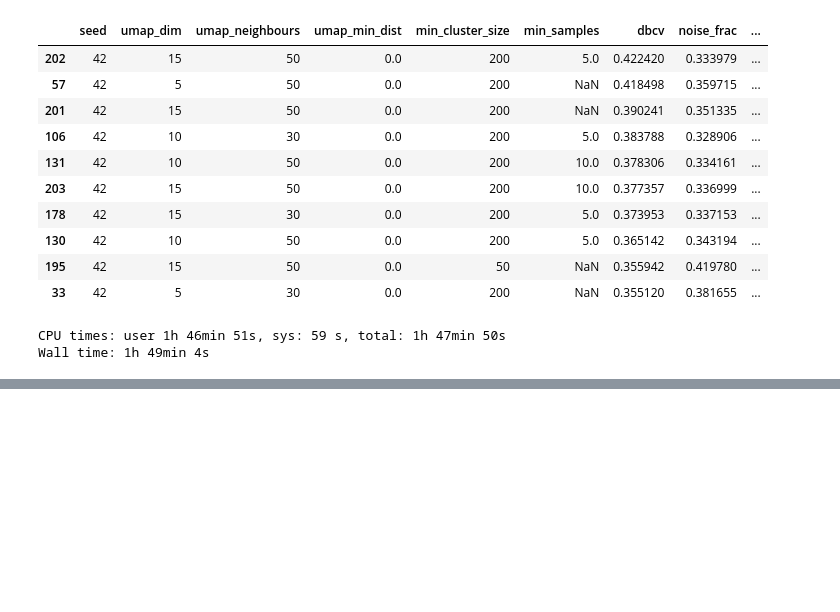
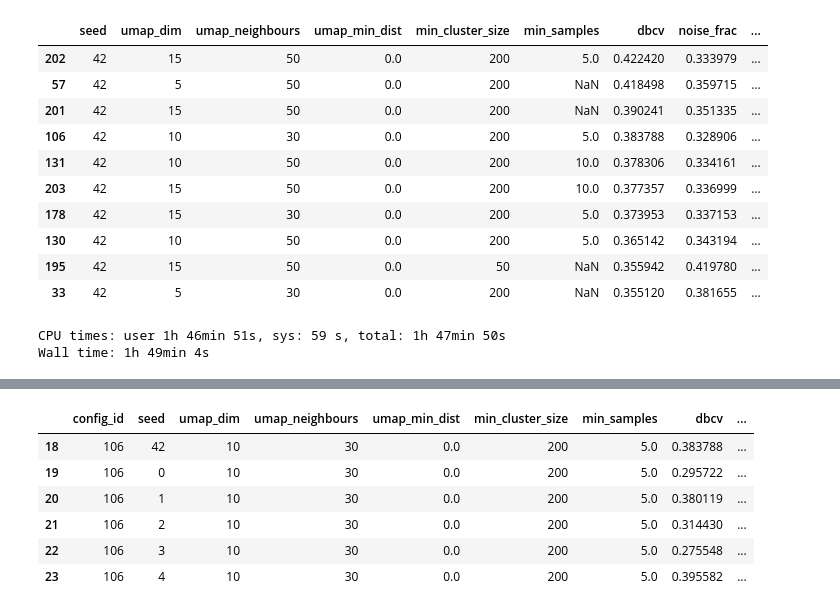
Before and after one commit to ilyankou/ms-marco-geospatial, a Jupyter notebook: 2-Cluster.ipynb, the cells around one changed output, grey strips where cells are left out. Drawn from its saved outputs; the diff is of its cells as text; code cells hidden in the pictures; blank space fills up the shorter version.

```diff
--- a/2-Cluster.ipynb
+++ b/2-Cluster.ipynb
@@ -571,0 +258,11 @@ tree.merge(
+# %%
+# Ok let's re-label top run again to get the labels
+top_runs.query(f'config_id == {top_runs_stats.iloc[0].name}')
+# %% [output]
+|  | config_id | seed | umap_dim | umap_neighbours | umap_min_dist | min_cluster_size | min_samples | dbcv | ... |
+| 18 | 106 | 42 | 10 | 30 | 0.0 | 200 | 5.0 | 0.383788 | ... |
+| 19 | 106 | 0 | 10 | 30 | 0.0 | 200 | 5.0 | 0.295722 | ... |
+| 20 | 106 | 1 | 10 | 30 | 0.0 | 200 | 5.0 | 0.380119 | ... |
+| 21 | 106 | 2 | 10 | 30 | 0.0 | 200 | 5.0 | 0.314430 | ... |
+| 22 | 106 | 3 | 10 | 30 | 0.0 | 200 | 5.0 | 0.275548 | ... |
+| 23 | 106 | 4 | 10 | 30 | 0.0 | 200 | 5.0 | 0.395582 | ... |
```
Also changed, not shown: parts of 51 cells of this notebook, 1 other file.
